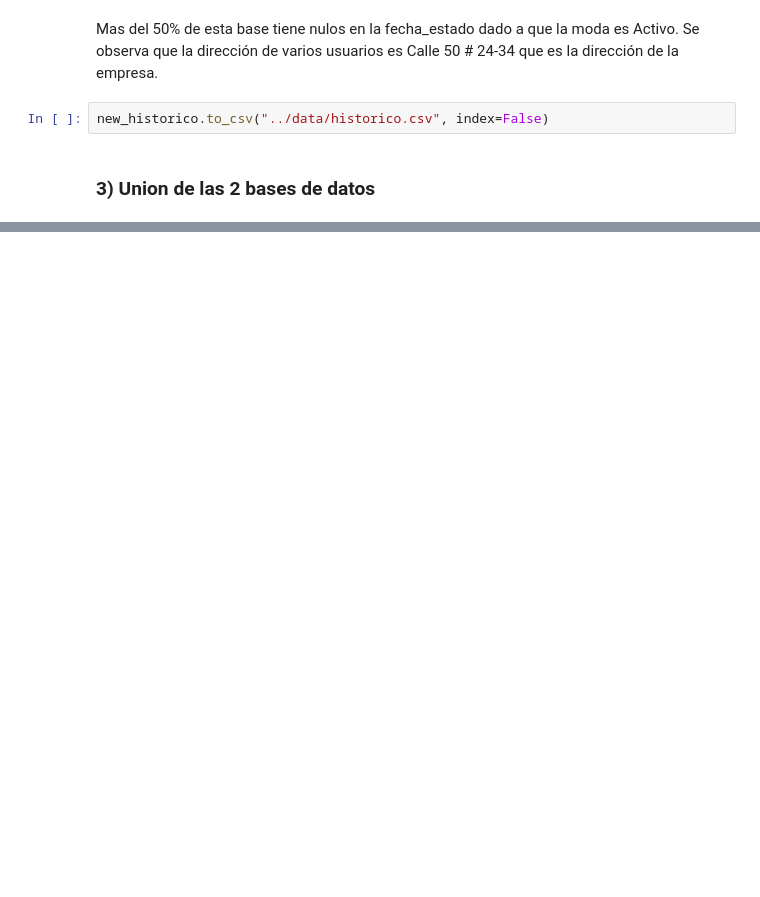
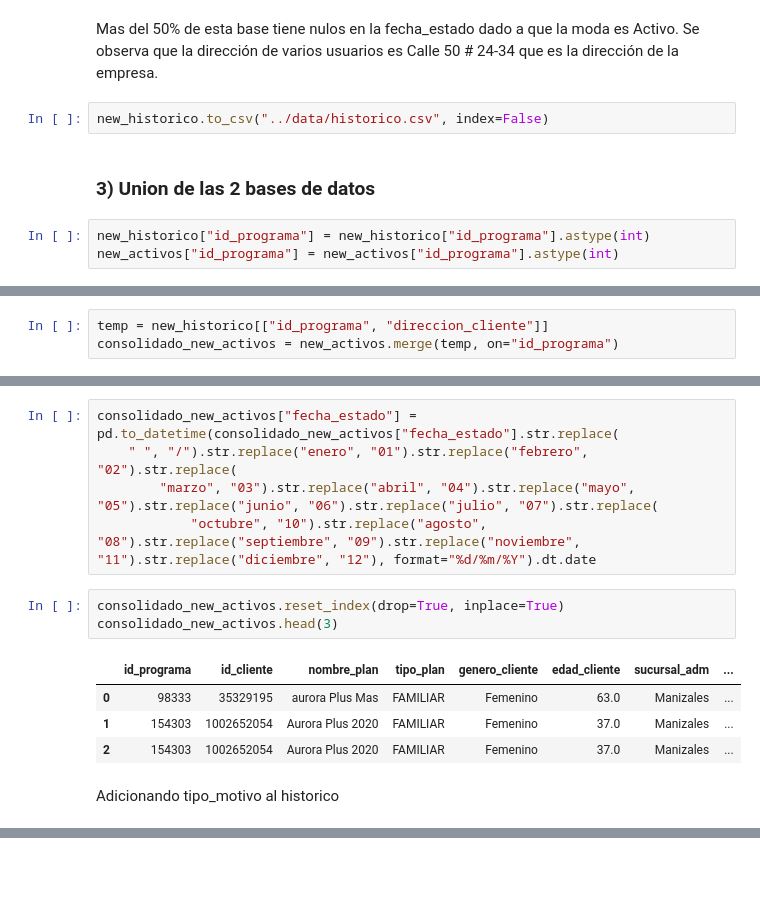
Before and after one commit to cfccfelipe/desercion, a Jupyter notebook: pipeline/preparacion_datos.ipynb, the cells around one changed output, grey strips where cells are left out. Cells and saved outputs as stored; diff of their text form; blank space fills up the shorter version.

Commit message:
entendimiento datos - primer consolidado

```diff
--- a/pipeline/preparacion_datos.ipynb
+++ b/pipeline/preparacion_datos.ipynb
@@ -333,3 +333,6 @@ Mas del 50% de esta base tiene nulos en la fecha_estado dado a que la moda es Ac
 new_historico.to_csv("../data/historico.csv", index=False)
 # %% [markdown]
 ### 3) Union de las 2 bases de datos
+# %%
+new_historico["id_programa"] = new_historico["id_programa"].astype(int)
+new_activos["id_programa"] = new_activos["id_programa"].astype(int)
@@ -335,0 +346,3 @@ new_historico.to_csv("../data/historico.csv", index=False)
+# %%
+temp = new_historico[["id_programa", "direccion_cliente"]]
+consolidado_new_activos = new_activos.merge(temp, on="id_programa")
@@ -335,0 +377,15 @@ new_historico.to_csv("../data/historico.csv", index=False)
+# %%
+consolidado_new_activos["fecha_estado"] = pd.to_datetime(consolidado_new_activos["fecha_estado"].str.replace(
+    " ", "/").str.replace("enero", "01").str.replace("febrero", "02").str.replace(
+        "marzo", "03").str.replace("abril", "04").str.replace("mayo", "05").str.replace("junio", "06").str.replace("julio", "07").str.replace(
+            "octubre", "10").str.replace("agosto", "08").str.replace("septiembre", "09").str.replace("noviembre", "11").str.replace("diciembre", "12"), format="%d/%m/%Y").dt.date
+# %%
+consolidado_new_activos.reset_index(drop=True, inplace=True)
+consolidado_new_activos.head(3)
+# %% [output]
+|  | id_programa | id_cliente | nombre_plan | tipo_plan | genero_cliente | edad_cliente | sucursal_adm | ... |
+| 0 | 98333 | 35329195 | aurora Plus Mas | FAMILIAR | Femenino | 63.0 | Manizales | ... |
+| 1 | 154303 | 1002652054 | Aurora Plus 2020 | FAMILIAR | Femenino | 37.0 | Manizales | ... |
+| 2 | 154303 | 1002652054 | Aurora Plus 2020 | FAMILIAR | Femenino | 37.0 | Manizales | ... |
+# %% [markdown]
+Adicionando tipo_motivo al historico
```
Also changed, not shown: parts of 21 cells of this notebook.
